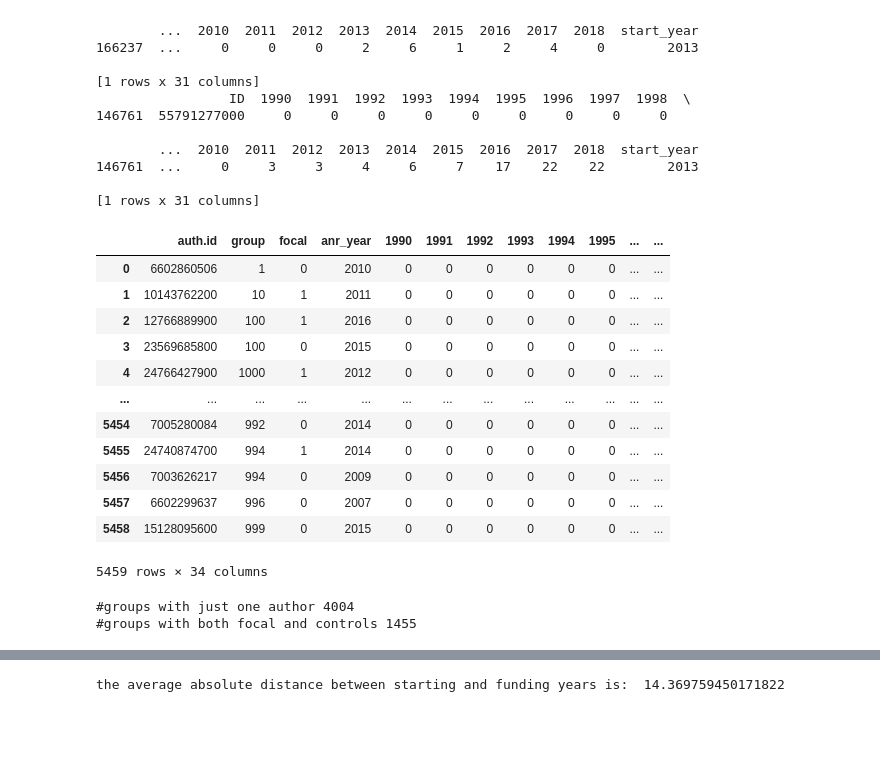
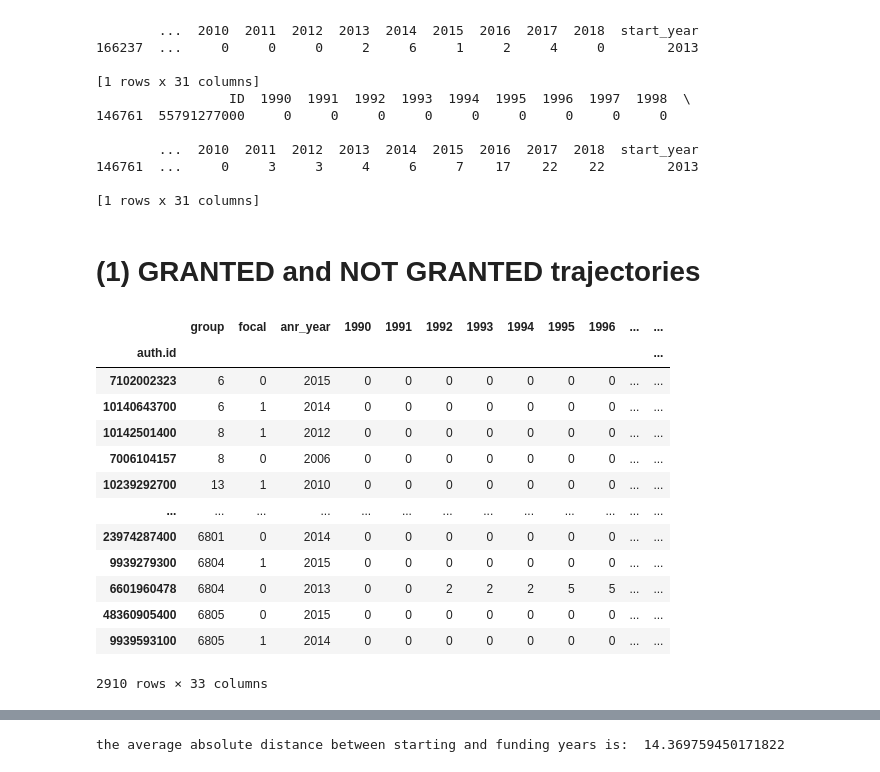
Before and after one commit to LeonardoSer/INRIA_Internship, a Jupyter notebook: 15.ipynb, the cells around one changed output, grey strips where cells are left out. Saved outputs shown, nothing was run; the diff lists cells and outputs as text; code cells hidden in the pictures; blank space fills up the shorter version.

```diff
--- a/15.ipynb
+++ b/15.ipynb
@@ -31,6 +31,8 @@ print(df_coll[df_coll["ID"] == 55791277000])
 146761  ...     0     3     3     4     6     7    17    22    22        2013
 
 [1 rows x 31 columns]
+# %% [markdown]
+# (1) **GRANTED and NOT GRANTED trajectories**
 # %%
 YEARS = get_str_years_event()
 EVENTS = get_collabs_event()
@@ -38,32 +40,24 @@ EVENTS = get_collabs_event()
 SHIFTED_X = [e for e in EVENTS[0:-1]]
 SHIFTED_X.insert(0,0)
 # %%
-foc_con = get_all_granting_data() # funding data for which we have collaboration data
+foc_con = get_all_granting_data() # funding data for which we have collaboration data and for each focal we have a control
 
 granted = get_granted() # get just the granted data
 not_granted = get_not_granted() #get just the not granted data
 
-foc_con
+foc_con.sort_values("group")
 # %% [output]
-|  | auth.id | group | focal | anr_year | 1990 | 1991 | 1992 | 1993 | 1994 | 1995 | ... | ... |
-| 0 | 6602860506 | 1 | 0 | 2010 | 0 | 0 | 0 | 0 | 0 | 0 | ... | ... |
-| 1 | 10143762200 | 10 | 1 | 2011 | 0 | 0 | 0 | 0 | 0 | 0 | ... | ... |
-| 2 | 12766889900 | 100 | 1 | 2016 | 0 | 0 | 0 | 0 | 0 | 0 | ... | ... |
-| 3 | 23569685800 | 100 | 0 | 2015 | 0 | 0 | 0 | 0 | 0 | 0 | ... | ... |
-| 4 | 24766427900 | 1000 | 1 | 2012 | 0 | 0 | 0 | 0 | 0 | 0 | ... | ... |
+|  | group | focal | anr_year | 1990 | 1991 | 1992 | 1993 | 1994 | 1995 | 1996 | ... | ... |
+| auth.id |  |  |  |  |  |  |  |  |  |  |  | ... |
+| 7102002323 | 6 | 0 | 2015 | 0 | 0 | 0 | 0 | 0 | 0 | 0 | ... | ... |
+| 10140643700 | 6 | 1 | 2014 | 0 | 0 | 0 | 0 | 0 | 0 | 0 | ... | ... |
+| 10142501400 | 8 | 1 | 2012 | 0 | 0 | 0 | 0 | 0 | 0 | 0 | ... | ... |
+| 7006104157 | 8 | 0 | 2006 | 0 | 0 | 0 | 0 | 0 | 0 | 0 | ... | ... |
+| 10239292700 | 13 | 1 | 2010 | 0 | 0 | 0 | 0 | 0 | 0 | 0 | ... | ... |
 | ... | ... | ... | ... | ... | ... | ... | ... | ... | ... | ... | ... | ... |
-| 5454 | 7005280084 | 992 | 0 | 2014 | 0 | 0 | 0 | 0 | 0 | 0 | ... | ... |
-| 5455 | 24740874700 | 994 | 1 | 2014 | 0 | 0 | 0 | 0 | 0 | 0 | ... | ... |
-| 5456 | 7003626217 | 994 | 0 | 2009 | 0 | 0 | 0 | 0 | 0 | 0 | ... | ... |
-| 5457 | 6602299637 | 996 | 0 | 2007 | 0 | 0 | 0 | 0 | 0 | 0 | ... | ... |
-| 5458 | 15128095600 | 999 | 0 | 2015 | 0 | 0 | 0 | 0 | 0 | 0 | ... | ... |
+| 23974287400 | 6801 | 0 | 2014 | 0 | 0 | 0 | 0 | 0 | 0 | 0 | ... | ... |
+| 9939279300 | 6804 | 1 | 2015 | 0 | 0 | 0 | 0 | 0 | 0 | 0 | ... | ... |
+| 6601960478 | 6804 | 0 | 2013 | 0 | 0 | 2 | 2 | 2 | 5 | 5 | ... | ... |
+| 48360905400 | 6805 | 0 | 2015 | 0 | 0 | 0 | 0 | 0 | 0 | 0 | ... | ... |
+| 9939593100 | 6805 | 1 | 2014 | 0 | 0 | 0 | 0 | 0 | 0 | 0 | ... | ... |
-5459 rows × 34 columns
+2910 rows × 33 columns
-# %%
-groups = list(set(foc_con["group"])) # list of group IDs
-print("#groups with just one author", len(groups))
-
-groups = [group for group in groups if len(foc_con[foc_con["group"]==group])>=2] # list of group IDs with both a focal and control
-print("#groups with both focal and controls", len(groups))
-# %% [output]
-#groups with just one author 4004
-#groups with both focal and controls 1455
```
Also changed, not shown: parts of 24 cells of this notebook, 12 other files.
